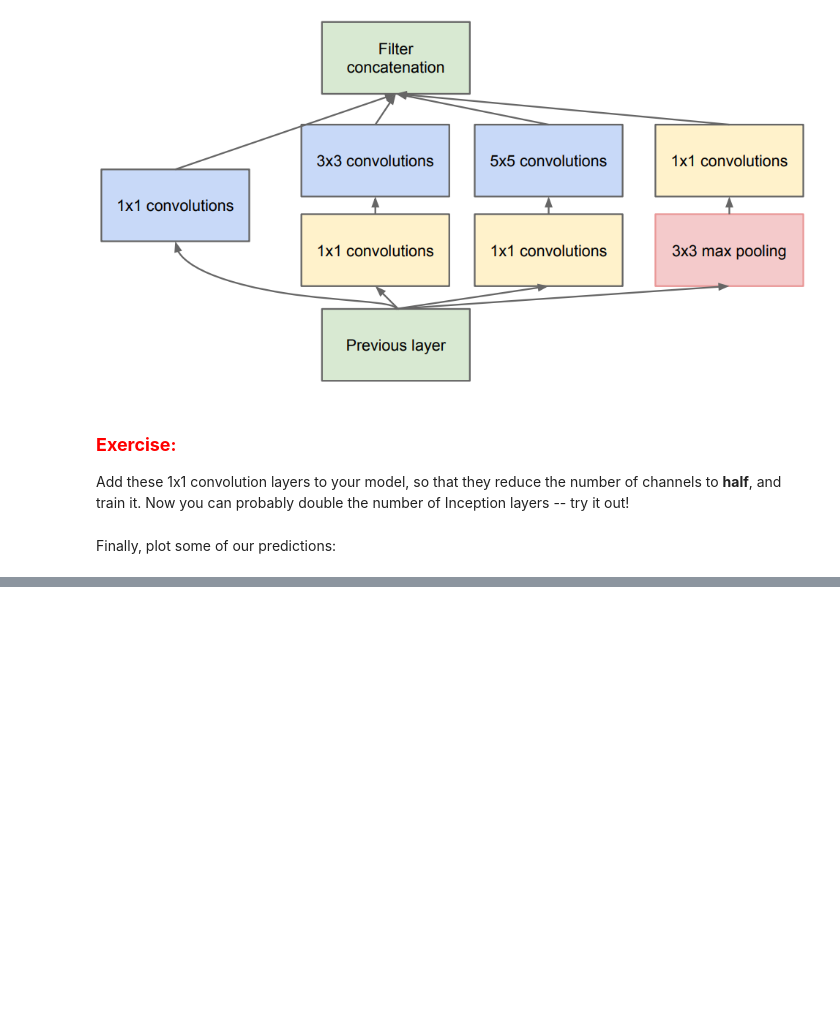
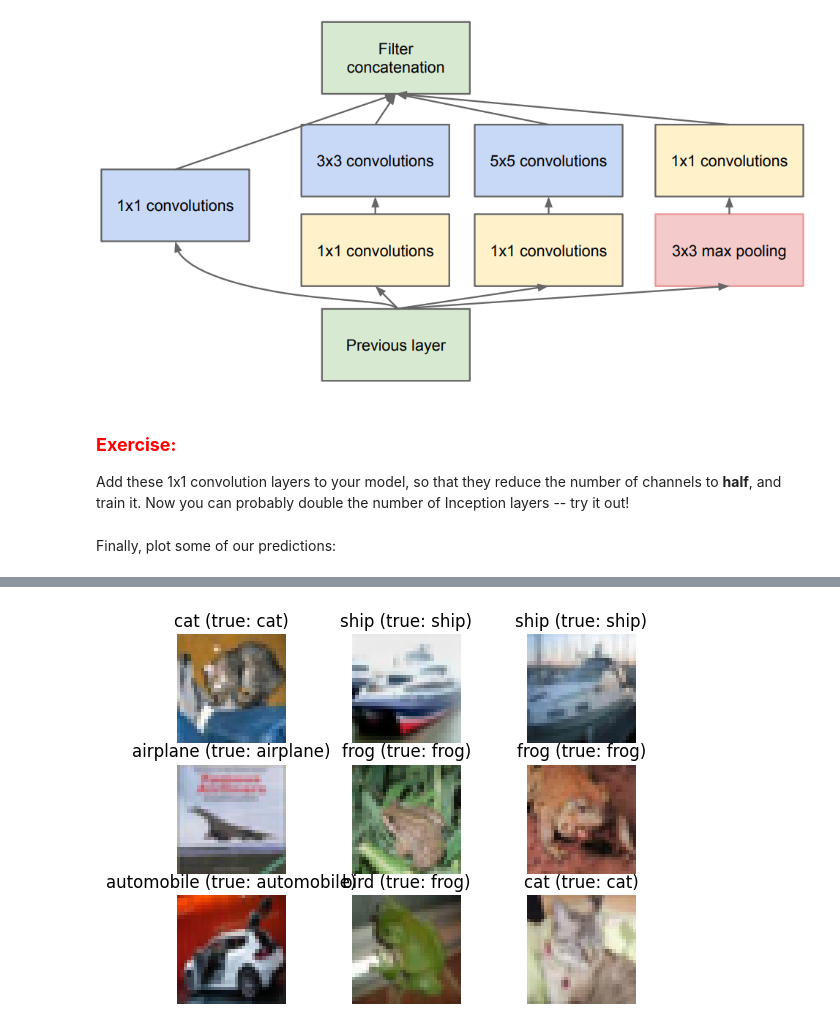
Before and after one commit to h676629/Dat255, a Jupyter notebook: notebooks/07_resnets.ipynb, the cells around one changed output, grey strips where cells are left out. Drawn from its saved outputs; the diff is of its cells as text; code cells hidden in the pictures; blank space fills up the shorter version.

````diff
--- a/notebooks/07_resnets.ipynb
+++ b/notebooks/07_resnets.ipynb
@@ -221,9 +295,3 @@ x = layers.concatenate(
     [branch1x1, branch5x5, branch3x3, branch_pool]
 )
 ```
-# %%
-def inception_block(x, filter_list=[16, 32, 8]):
-
-    ...
-
-    return x
@@ -256,4 +342,0 @@ def build_inception_net(input_shape):
-# %%
-model.compile(...)
-
-model.fit(...)
@@ -259,0 +372,15 @@ model.fit(...)
+# %%
+model = build_inception_net(image_shape)
+
+model.compile(
+    loss="categorical_crossentropy",
+    optimizer="adam",
+    metrics=["accuracy"]
+)
+
+model.fit(
+    X_train, y_train,
+    batch_size=32,
+    epochs=10,
+    validation_data=(X_test, y_test)
+)
@@ -277,7 +451,7 @@ def build_improved_inception_net(input_shape):
 # %% [markdown]
 Finally, plot some of our predictions:
 # %%
-preds = inception_net.predict(X_test[:9])
+preds = model.predict(X_test[:9])
 
 _, ax = plt.subplots(nrows=3, ncols=3)
 for i in range(9):
@@ -286,3 +460,4 @@ for i in range(9):
     ax[i // 3, i % 3].imshow(X_test[i])
     ax[i // 3, i % 3].set_title(f'{label_names[pred_label_number]} (true: {label_names[label_number]})')
     ax[i // 3, i % 3].axis("off")
+# %% [output]
@@ -288,0 +465 @@ for i in range(9):
+[figure, added]
````
Also changed, not shown: parts of 12 cells of this notebook.
